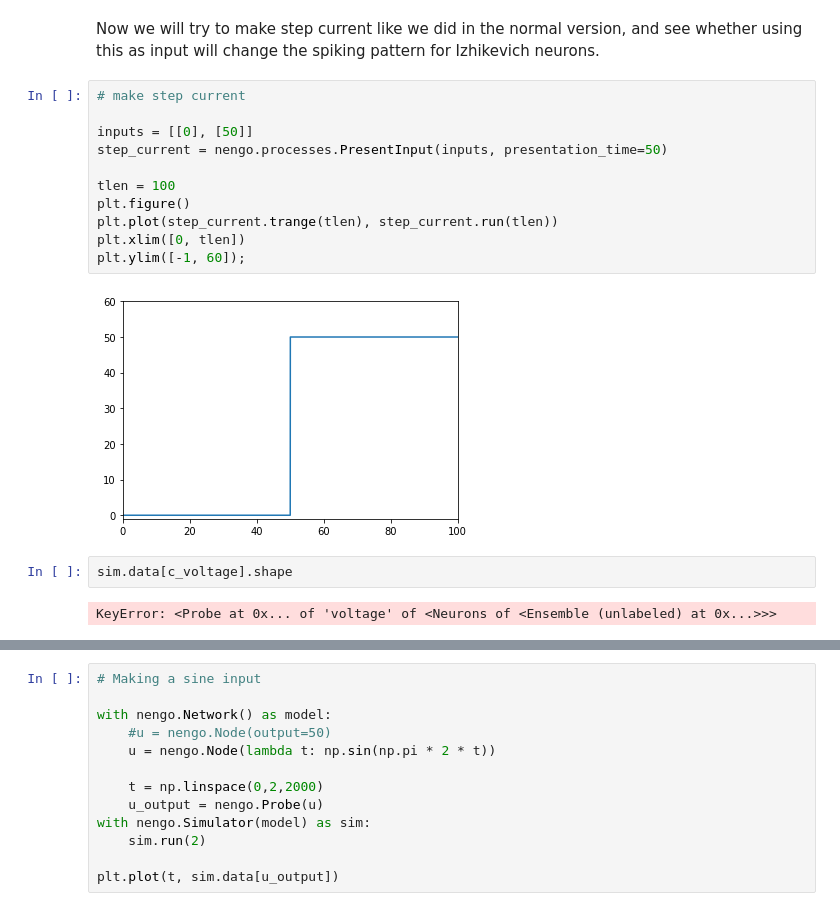
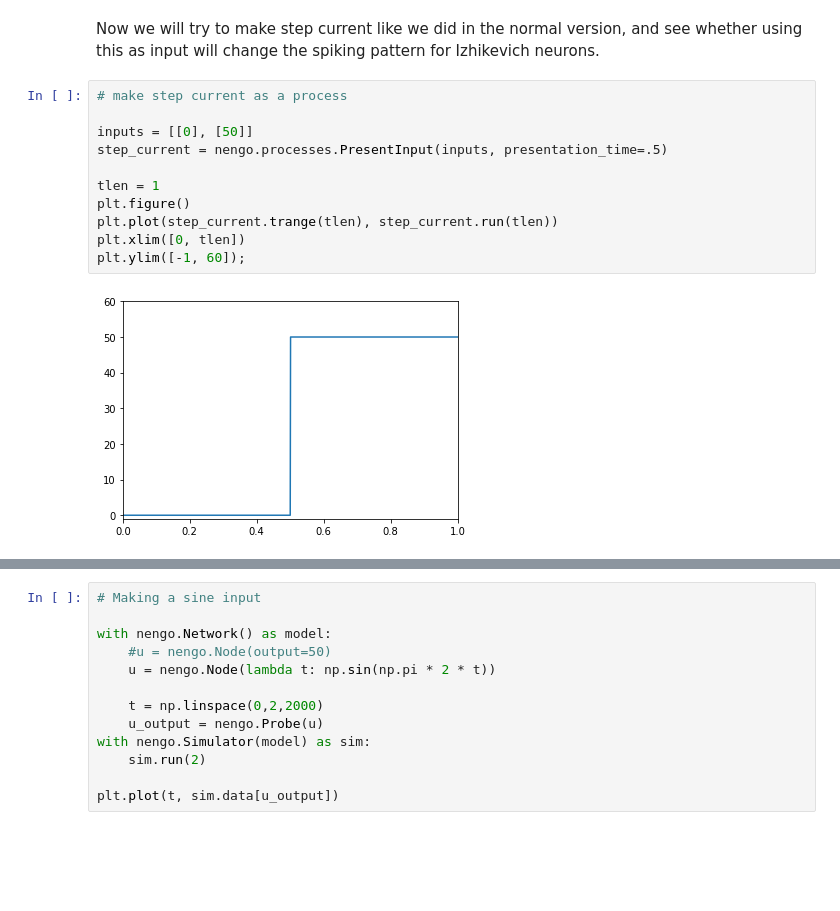
Before and after one commit to thomsonlab/GrowingBrains, a Jupyter notebook: python_implementation/nengo_exploring/izhikevich.ipynb, the cells around one changed output, grey strips where cells are left out. Drawn from its saved outputs; the diff is of its cells as text; blank space fills up the shorter version.

```diff
--- a/python_implementation/nengo_exploring/izhikevich.ipynb
+++ b/python_implementation/nengo_exploring/izhikevich.ipynb
@@ -328,20 +328,16 @@ array([[ 0.],
 # %% [markdown]
 Now we will try to make step current like we did in the normal version, and see whether using this as input will change the spiking pattern for Izhikevich neurons.
 # %%
-# make step current
+# make step current as a process
 
 inputs = [[0], [50]]
-step_current = nengo.processes.PresentInput(inputs, presentation_time=50)
+step_current = nengo.processes.PresentInput(inputs, presentation_time=.5)
 
-tlen = 100
+tlen = 1
 plt.figure()
 plt.plot(step_current.trange(tlen), step_current.run(tlen))
 plt.xlim([0, tlen])
 plt.ylim([-1, 60]);
 # %% [output]
-[figure, old version]
+[figure, new version]
-# %%
-sim.data[c_voltage].shape
-# %% [output]
-KeyError: <Probe at 0x... of 'voltage' of <Neurons of <Ensemble (unlabeled) at 0x...>>>
 # %%
```
Also changed, not shown: parts of 3 cells of this notebook.
